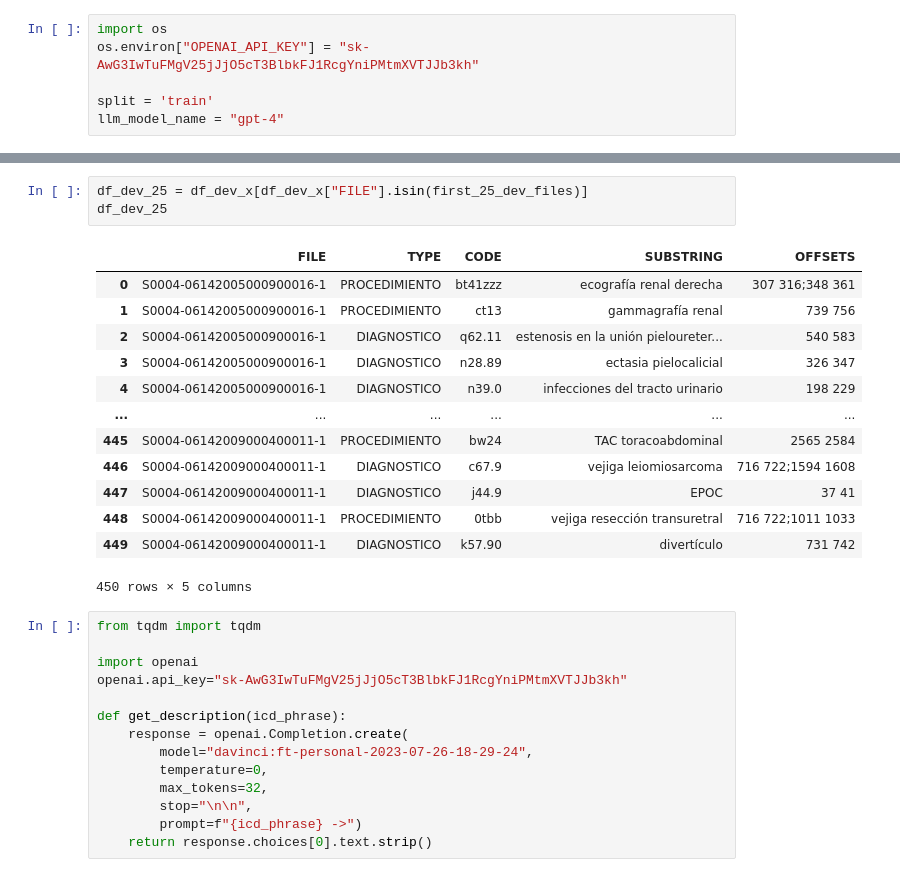
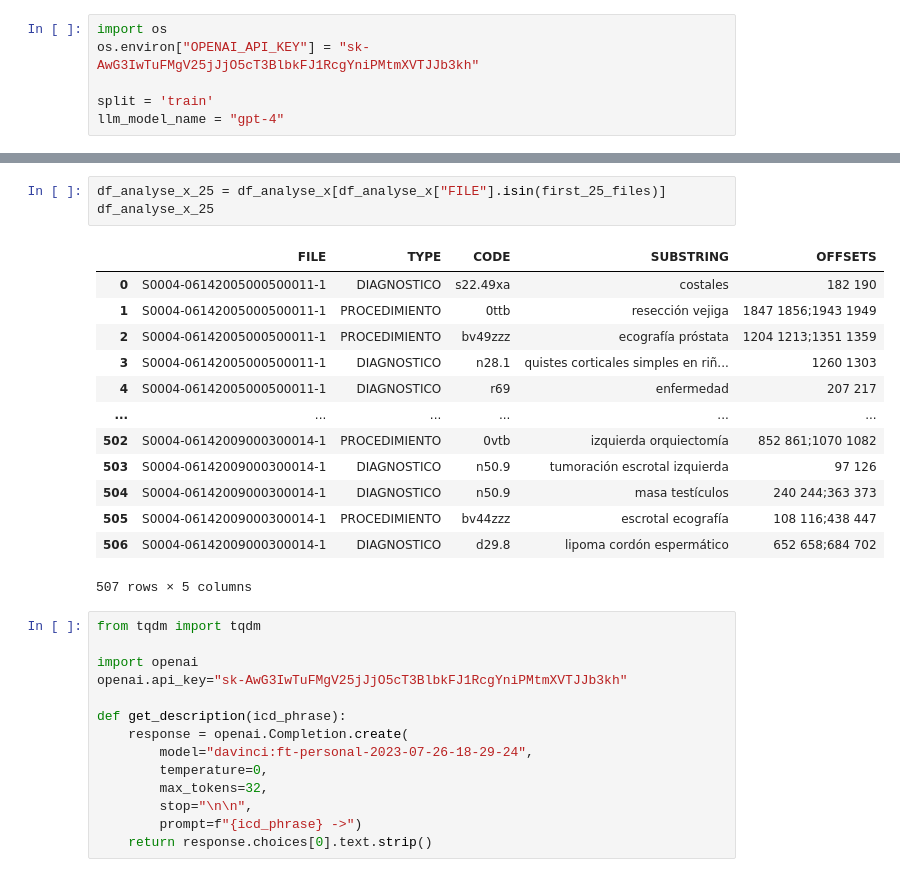
Before and after one commit to putssander/icdllmeval, a Jupyter notebook: notebooks/10 description-evaluation.ipynb, the cells around one changed output, grey strips where cells are left out. Cells and saved outputs as stored; diff of their text form.

```diff
--- a/notebooks/10 description-evaluation.ipynb
+++ b/notebooks/10 description-evaluation.ipynb
@@ -89,20 +94,20 @@ print(first_25_dev_files)
-# %%
-df_dev_25 = df_dev_x[df_dev_x["FILE"].isin(first_25_dev_files)]
-df_dev_25
-# %% [output]
-|  | FILE | TYPE | CODE | SUBSTRING | OFFSETS |
-| 0 | S0004-06142005000900016-1 | PROCEDIMIENTO | bt41zzz | ecografía renal derecha | 307 316;348 361 |
-| 1 | S0004-06142005000900016-1 | PROCEDIMIENTO | ct13 | gammagrafía renal | 739 756 |
-| 2 | S0004-06142005000900016-1 | DIAGNOSTICO | q62.11 | estenosis en la unión pieloureter... | 540 583 |
-| 3 | S0004-06142005000900016-1 | DIAGNOSTICO | n28.89 | ectasia pielocalicial | 326 347 |
-| 4 | S0004-06142005000900016-1 | DIAGNOSTICO | n39.0 | infecciones del tracto urinario | 198 229 |
-| ... | ... | ... | ... | ... | ... |
-| 445 | S0004-06142009000400011-1 | PROCEDIMIENTO | bw24 | TAC toracoabdominal | 2565 2584 |
-| 446 | S0004-06142009000400011-1 | DIAGNOSTICO | c67.9 | vejiga leiomiosarcoma | 716 722;1594 1608 |
-| 447 | S0004-06142009000400011-1 | DIAGNOSTICO | j44.9 | EPOC | 37 41 |
-| 448 | S0004-06142009000400011-1 | PROCEDIMIENTO | 0tbb | vejiga resección transuretral | 716 722;1011 1033 |
-| 449 | S0004-06142009000400011-1 | DIAGNOSTICO | k57.90 | divertículo | 731 742 |
-450 rows × 5 columns
+# %%
+df_analyse_x_25 = df_analyse_x[df_analyse_x["FILE"].isin(first_25_files)]
+df_analyse_x_25
+# %% [output]
+|  | FILE | TYPE | CODE | SUBSTRING | OFFSETS |
+| 0 | S0004-06142005000500011-1 | DIAGNOSTICO | s22.49xa | costales | 182 190 |
+| 1 | S0004-06142005000500011-1 | PROCEDIMIENTO | 0ttb | resección vejiga | 1847 1856;1943 1949 |
+| 2 | S0004-06142005000500011-1 | PROCEDIMIENTO | bv49zzz | ecografía próstata | 1204 1213;1351 1359 |
+| 3 | S0004-06142005000500011-1 | DIAGNOSTICO | n28.1 | quistes corticales simples en riñ... | 1260 1303 |
+| 4 | S0004-06142005000500011-1 | DIAGNOSTICO | r69 | enfermedad | 207 217 |
+| ... | ... | ... | ... | ... | ... |
+| 502 | S0004-06142009000300014-1 | PROCEDIMIENTO | 0vtb | izquierda orquiectomía | 852 861;1070 1082 |
+| 503 | S0004-06142009000300014-1 | DIAGNOSTICO | n50.9 | tumoración escrotal izquierda | 97 126 |
+| 504 | S0004-06142009000300014-1 | DIAGNOSTICO | n50.9 | masa testículos | 240 244;363 373 |
+| 505 | S0004-06142009000300014-1 | PROCEDIMIENTO | bv44zzz | escrotal ecografía | 108 116;438 447 |
+| 506 | S0004-06142009000300014-1 | DIAGNOSTICO | d29.8 | lipoma cordón espermático | 652 658;684 702 |
+507 rows × 5 columns
 # %%
 from tqdm import tqdm
 
```
Also changed, not shown: parts of 12 cells of this notebook, 5 other files.
